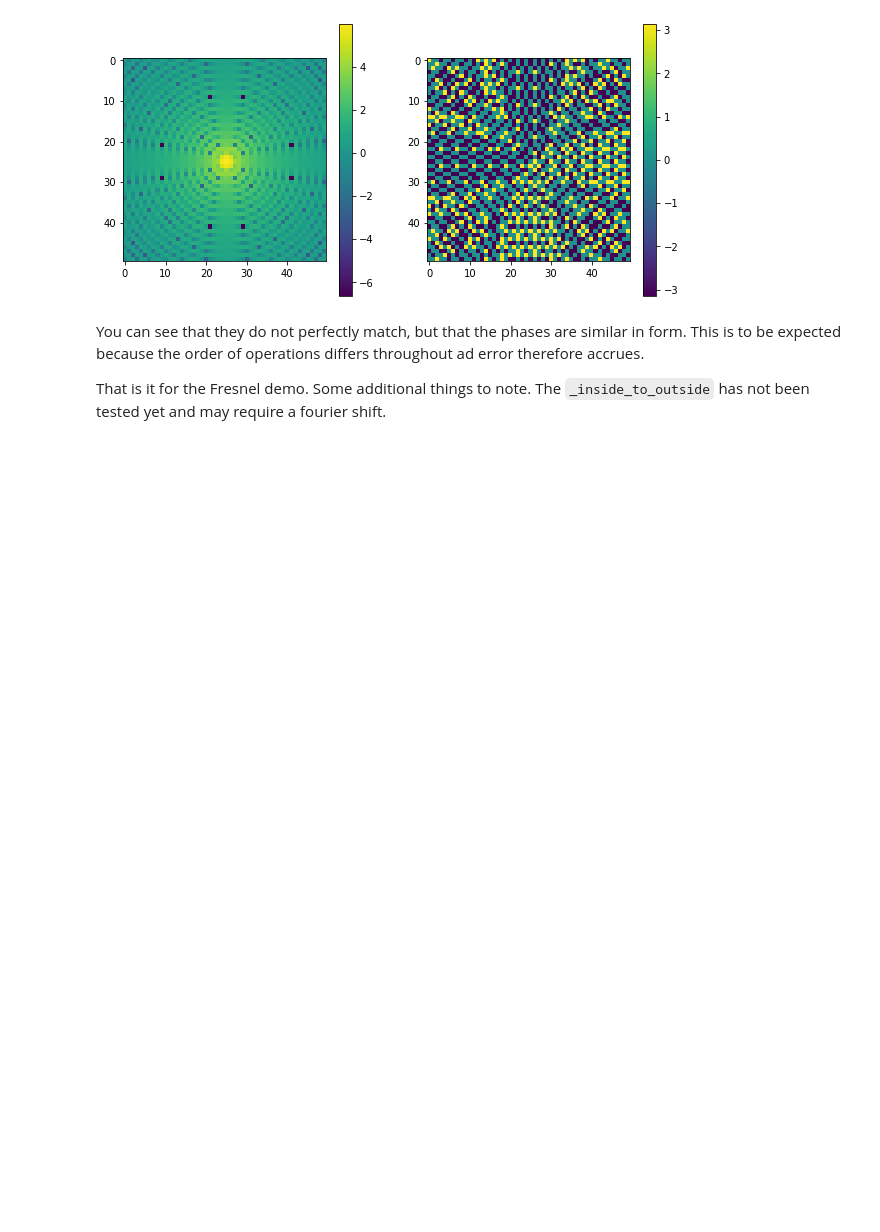
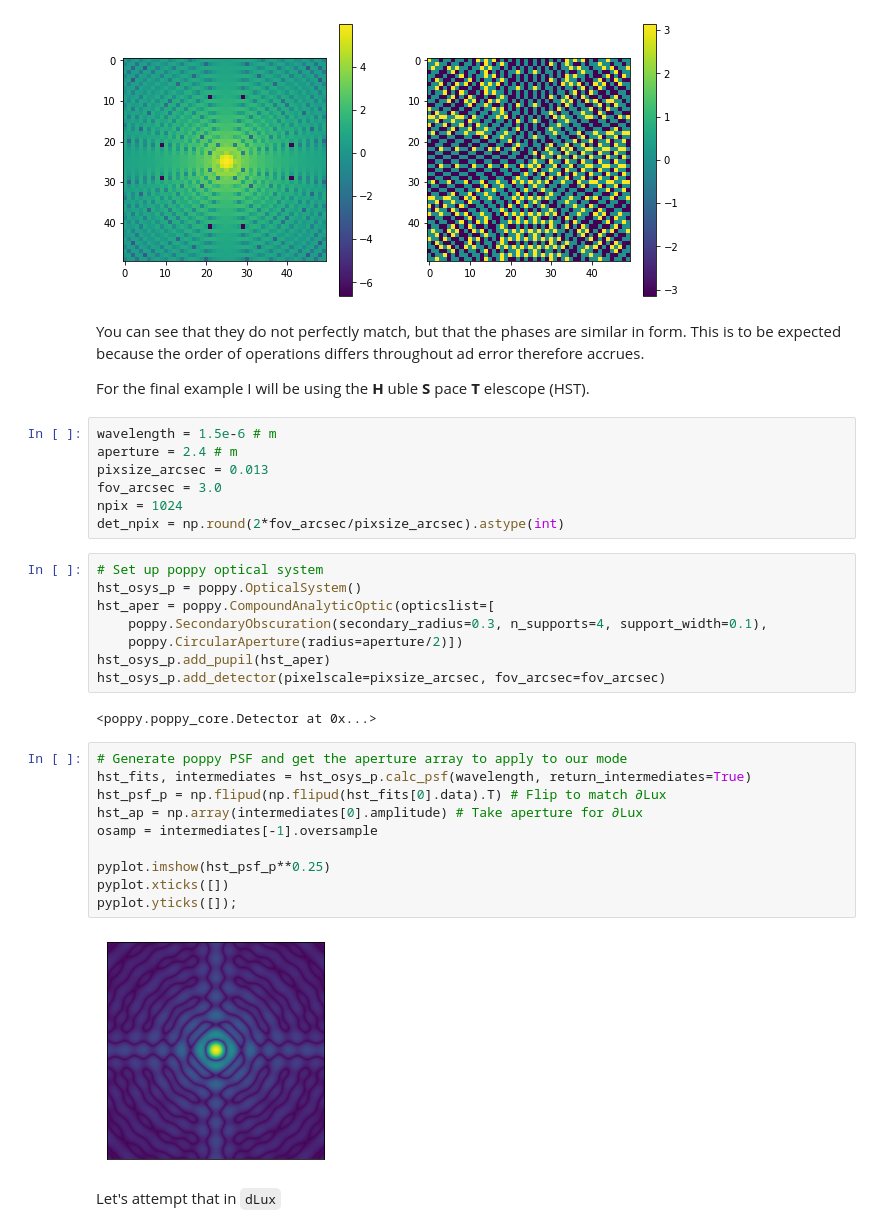
Before and after one commit to anand0xff/dLux, a Jupyter notebook: dLux/dev/FresnelExample.ipynb, the cells around one changed output. Drawn from its saved outputs; the diff is of its cells as text; blank space fills up the shorter version.

Commit message:
Initial work on the dLux HST example

```diff
--- a/dLux/dev/FresnelExample.ipynb
+++ b/dLux/dev/FresnelExample.ipynb
@@ -203,4 +203,35 @@ pyplot.colorbar()
 # %% [markdown]
 You can see that they do not perfectly match, but that the phases are similar in form. This is to be expected because the order of operations differs throughout ad error therefore accrues.
 
-That is it for the Fresnel demo. Some additional things to note. The `_inside_to_outside` has not been tested yet and may require a fourier shift.
+For the final example I will be using the __H__ uble __S__ pace __T__ elescope (HST).
+# %%
+wavelength = 1.5e-6 # m
+aperture = 2.4 # m
+pixsize_arcsec = 0.013
+fov_arcsec = 3.0
+npix = 1024
+det_npix = np.round(2*fov_arcsec/pixsize_arcsec).astype(int)
+# %%
+# Set up poppy optical system
+hst_osys_p = poppy.OpticalSystem()
+hst_aper = poppy.CompoundAnalyticOptic(opticslist=[
+    poppy.SecondaryObscuration(secondary_radius=0.3, n_supports=4, support_width=0.1),
+    poppy.CircularAperture(radius=aperture/2)])
+hst_osys_p.add_pupil(hst_aper)
+hst_osys_p.add_detector(pixelscale=pixsize_arcsec, fov_arcsec=fov_arcsec)
+# %% [output]
+<poppy.poppy_core.Detector at 0x...>
+# %%
+# Generate poppy PSF and get the aperture array to apply to our mode
+hst_fits, intermediates = hst_osys_p.calc_psf(wavelength, return_intermediates=True)
+hst_psf_p = np.flipud(np.flipud(hst_fits[0].data).T) # Flip to match ∂Lux
+hst_ap = np.array(intermediates[0].amplitude) # Take aperture for ∂Lux
+osamp = intermediates[-1].oversample
+
+pyplot.imshow(hst_psf_p**0.25)
+pyplot.xticks([])
+pyplot.yticks([]);
+# %% [output]
+[figure, added]
+# %% [markdown]
+Let's attempt that in `dLux`
```
